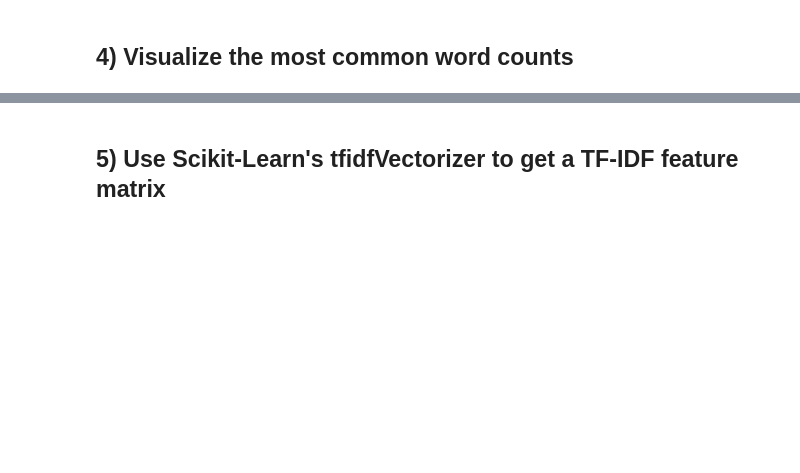
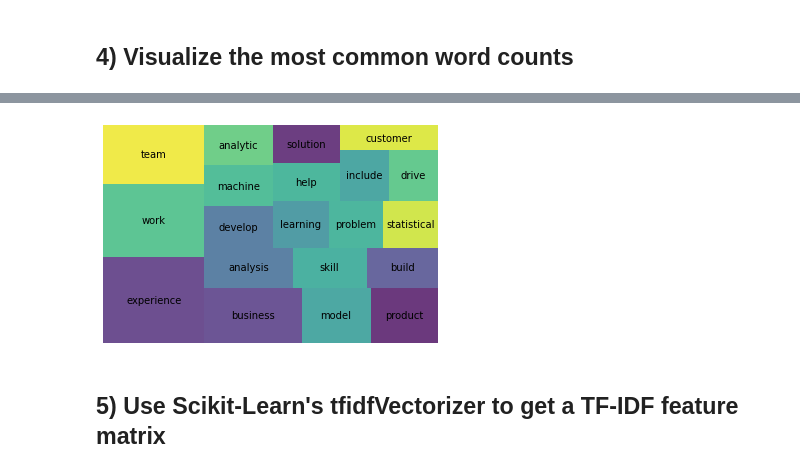
Before and after one commit to amindazad/DS-Unit-4-Sprint-1-NLP, a Jupyter notebook: module2-vector-representations/LS_DS_412_Vector_Representations_Assignment.ipynb, the cells around one changed output, grey strips where cells are left out. Saved outputs shown, nothing was run; the diff lists cells and outputs as text; code cells hidden in the pictures; blank space fills up the shorter version.

```diff
--- a/module2-vector-representations/LS_DS_412_Vector_Representations_Assignment.ipynb
+++ b/module2-vector-representations/LS_DS_412_Vector_Representations_Assignment.ipynb
@@ -112,2 +184,28 @@ raise Exception("\nThis task is not complete. \nReplace this line with your code
+# %%
+# Extending stop words
+STOP_WORDS = nlp.Defaults.stop_words.union([" ", "data", "Data", "science"])
+# %%
+lemmas = []
+
+for doc in nlp.pipe(df['clean_desc']):
+
+    d_lems = []
+
+    for token in doc:
+        if ((token.is_stop == False) and (token.is_punct == False) and (token.text.lower() not in STOP_WORDS)) :
+            d_lems.append(token.lemma_)
+    lemmas.append(d_lems)
+
+df['tokens'] = lemmas
+# %%
+wc = count(df['tokens'])
+
+wc_top20 = wc[wc['rank'] <= 20]
+
+squarify.plot(sizes=wc_top20['total_pct'], label=wc_top20['word'], alpha=.8 )
+plt.axis('off')
+plt.show()
+# %% [output]
+[figure, added]
 # %% [markdown]
 ## 5) Use Scikit-Learn's tfidfVectorizer to get a TF-IDF feature matrix
```
Also changed, not shown: parts of 14 cells of this notebook, 11 other files.
